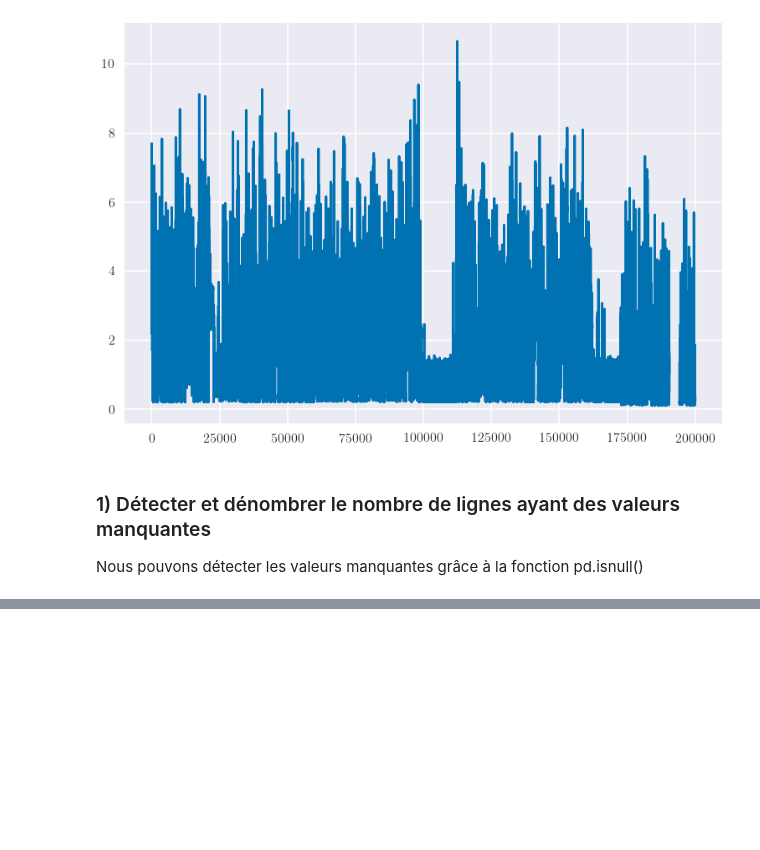
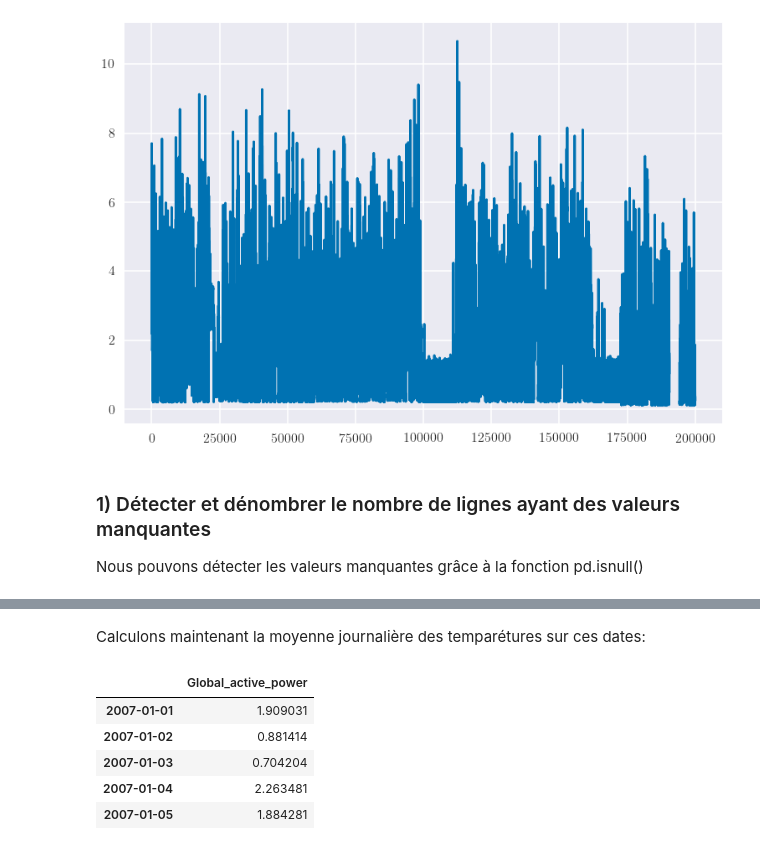
Before and after one commit to AntoineBarczewski/Telecom-MDI720, a Jupyter notebook: TP1/MDI720_TP1.ipynb, the cells around one changed output, grey strips where cells are left out. Saved outputs shown, nothing was run; the diff lists cells and outputs as text; code cells hidden in the pictures; blank space fills up the shorter version.

```diff
--- a/TP1/MDI720_TP1.ipynb
+++ b/TP1/MDI720_TP1.ipynb
@@ -172,0 +188,12 @@ df.isnull()
+# %% [markdown]
+Calculons maintenant la moyenne journalière des temparétures sur ces dates:
+# %%
+df_dateFiltered_dailyMean = df_dateFiltered.resample('D').mean()
+df_dateFiltered_dailyMean.head()
+# %% [output]
+|  | Global_active_power |
+| 2007-01-01 | 1.909031 |
+| 2007-01-02 | 0.881414 |
+| 2007-01-03 | 0.704204 |
+| 2007-01-04 | 2.263481 |
+| 2007-01-05 | 1.884281 |
```
Also changed, not shown: parts of 15 cells of this notebook.
